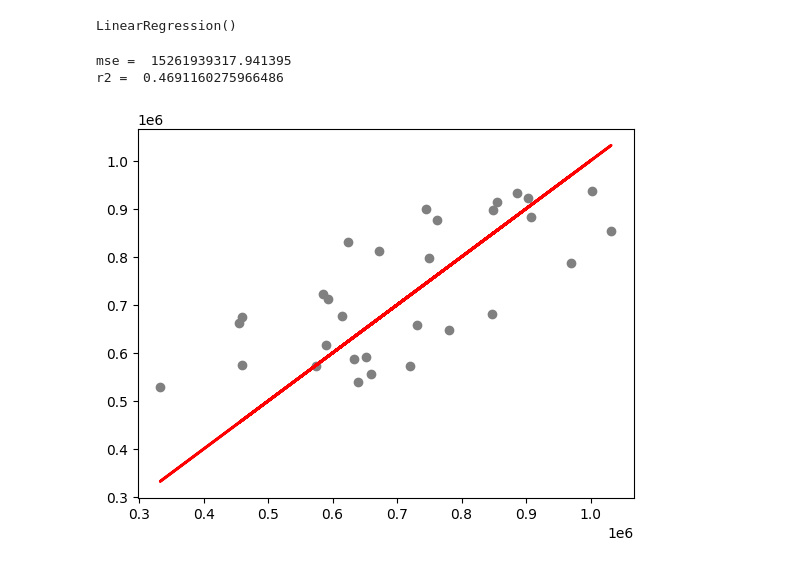
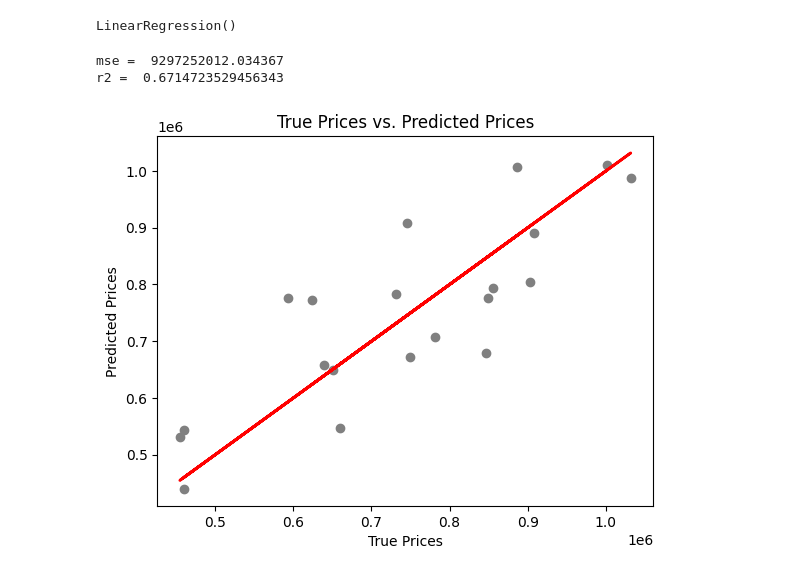
Before and after one commit to sina-safa/Linear-regression, a Jupyter notebook: Linear regression.ipynb, the cells around one changed output. Drawn from its saved outputs; the diff is of its cells as text; code cells hidden in the pictures.

```diff
--- a/Linear regression.ipynb
+++ b/Linear regression.ipynb
@@ -35,8 +35,8 @@ plt.show()
 [figure]
 # %%
 # Prepare the data
-#X = data[['HouseSizeSqft', 'Bedrooms']]
-X = data[['HouseSizeSqft']]
+X = data[['HouseSizeSqft', 'Bedrooms']]
+#X = data[['HouseSizeSqft']]
 Y = data['Price']
 
 # Split the data into training and testing sets
@@ -60,14 +60,15 @@ r2 = r2_score(Y_test,Y_pred)
 print('mse = ', mse)
 print('r2 = ', r2)
 # %% [output]
-mse =  15261939317.941395
-r2 =  0.4691160275966486
+mse =  9297252012.034367
+r2 =  0.6714723529456343
 # %%
 #Plot the regression model line
-#plt.scatter(X_test,Y_test, color= 'grey')
-#plt.plot(X_test, Y_pred, color= 'red', linewidth= 2)
 plt.scatter(Y_test, Y_pred, color='grey')
 plt.plot(Y_test, Y_test, color='red', linewidth=2)
+plt.xlabel('True Prices')
+plt.ylabel('Predicted Prices')
+plt.title('True Prices vs. Predicted Prices')
 plt.show()
 # %% [output]
-[figure, old version]
+[figure, new version]
```
